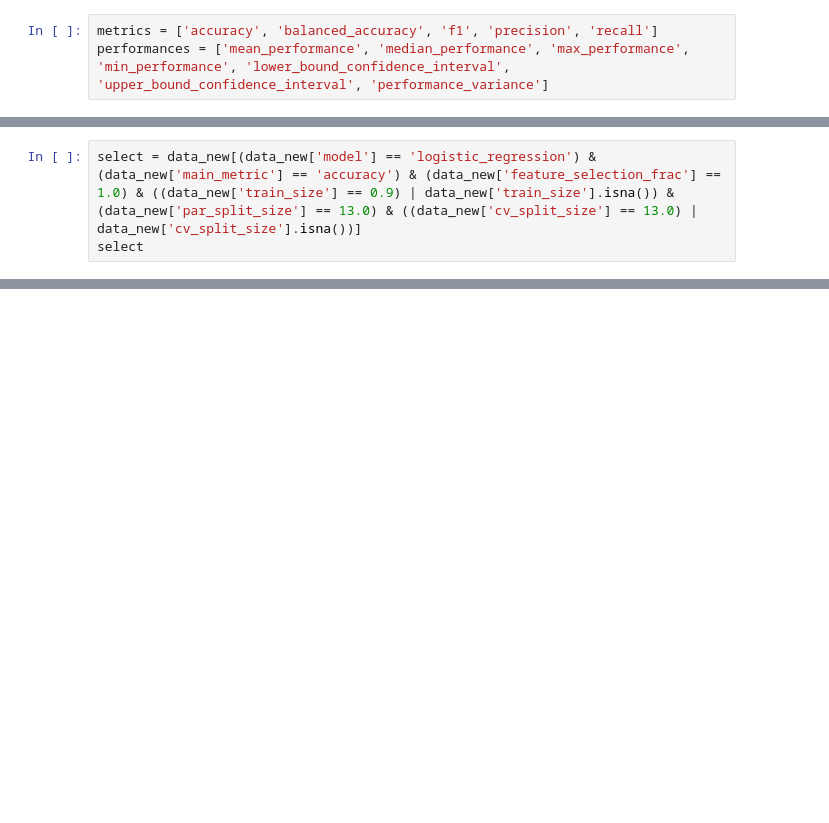
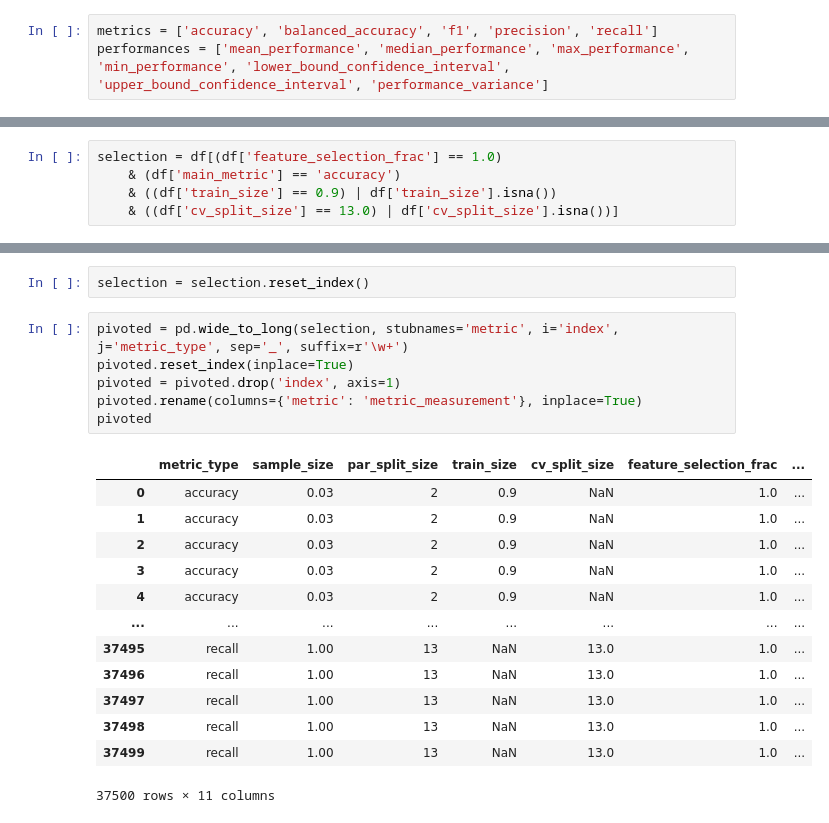
Before and after one commit to navetis/sss_ml, a Jupyter notebook: binary_analysis.ipynb, the cells around one changed output, grey strips where cells are left out. Saved outputs shown, nothing was run; the diff lists cells and outputs as text; blank space fills up the shorter version.

```diff
--- a/binary_analysis.ipynb
+++ b/binary_analysis.ipynb
@@ -122,3 +60,5 @@ res
 # %%
-select = data_new[(data_new['model'] == 'logistic_regression') & (data_new['main_metric'] == 'accuracy') & (data_new['feature_selection_frac'] == 1.0) & ((data_new['train_size'] == 0.9) | data_new['train_size'].isna()) & (data_new['par_split_size'] == 13.0) & ((data_new['cv_split_size'] == 13.0) | data_new['cv_split_size'].isna())]
-select
+selection = df[(df['feature_selection_frac'] == 1.0)
+    & (df['main_metric'] == 'accuracy')
+    & ((df['train_size'] == 0.9) | df['train_size'].isna())
+    & ((df['cv_split_size'] == 13.0) | df['cv_split_size'].isna())]
@@ -143,0 +65,22 @@ select
+# %%
+selection = selection.reset_index()
+# %%
+pivoted = pd.wide_to_long(selection, stubnames='metric', i='index', j='metric_type', sep='_', suffix=r'\w+')
+pivoted.reset_index(inplace=True)
+pivoted = pivoted.drop('index', axis=1)
+pivoted.rename(columns={'metric': 'metric_measurement'}, inplace=True)
+pivoted
+# %% [output]
+|  | metric_type | sample_size | par_split_size | train_size | cv_split_size | feature_selection_frac | ... |
+| 0 | accuracy | 0.03 | 2 | 0.9 | NaN | 1.0 | ... |
+| 1 | accuracy | 0.03 | 2 | 0.9 | NaN | 1.0 | ... |
+| 2 | accuracy | 0.03 | 2 | 0.9 | NaN | 1.0 | ... |
+| 3 | accuracy | 0.03 | 2 | 0.9 | NaN | 1.0 | ... |
+| 4 | accuracy | 0.03 | 2 | 0.9 | NaN | 1.0 | ... |
+| ... | ... | ... | ... | ... | ... | ... | ... |
+| 37495 | recall | 1.00 | 13 | NaN | 13.0 | 1.0 | ... |
+| 37496 | recall | 1.00 | 13 | NaN | 13.0 | 1.0 | ... |
+| 37497 | recall | 1.00 | 13 | NaN | 13.0 | 1.0 | ... |
+| 37498 | recall | 1.00 | 13 | NaN | 13.0 | 1.0 | ... |
+| 37499 | recall | 1.00 | 13 | NaN | 13.0 | 1.0 | ... |
+37500 rows × 11 columns
```
Also changed, not shown: parts of 24 cells of this notebook, 5 other files.
